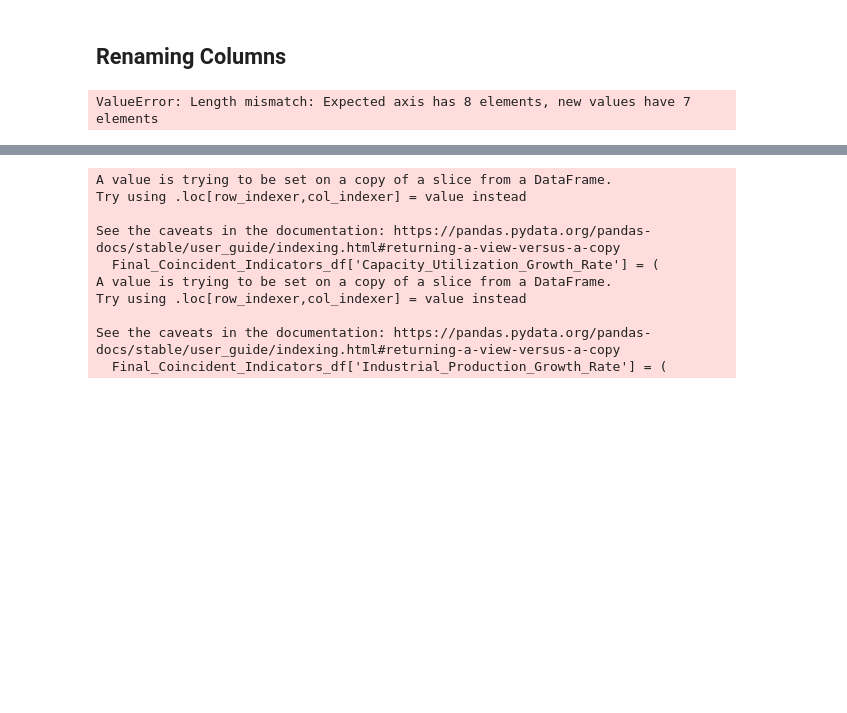
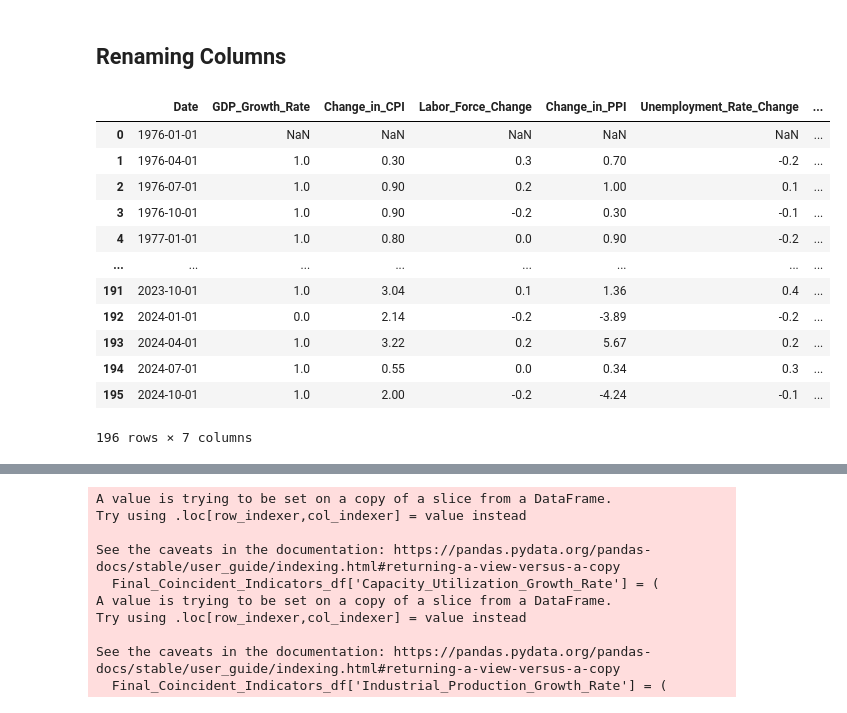
Before and after one commit to Makster04/FINAL_CAPSTONE_PROJECT, a Jupyter notebook: Notebook.ipynb, the cells around one changed output, grey strips where cells are left out. Saved outputs shown, nothing was run; the diff lists cells and outputs as text; code cells hidden in the pictures; blank space fills up the shorter version.

```diff
--- a/Notebook.ipynb
+++ b/Notebook.ipynb
@@ -212,32 +207,44 @@ Coincident_Indicators_df
 # %%
 # Remove duplicate columns
 Final_Lagging_Indicators_df = Lagging_Indicators_df.loc[:, ~Lagging_Indicators_df.columns.duplicated()].copy()
 
 # Rename columns
 Final_Lagging_Indicators_df.columns = [
     'Date',
     'GDP_Growth_Rate',
     'Change_in_CPI',
     'Labor_Force_Change',
     'Change_in_PPI',
     'Unemployment_Rate_Change',
     'Deficit_Percent_of_GDP'
 ]
 
 
 # Apply transformations
 Final_Lagging_Indicators_df['GDP_Growth_Rate'] = Final_Lagging_Indicators_df['GDP_Growth_Rate'].pct_change().round(2) * 100
 Final_Lagging_Indicators_df['Change_in_CPI'] = Final_Lagging_Indicators_df['Change_in_CPI'].diff().round(2)
 Final_Lagging_Indicators_df['Labor_Force_Change'] = Final_Lagging_Indicators_df['Labor_Force_Change'].diff().round(2)
 Final_Lagging_Indicators_df['Change_in_PPI'] = Final_Lagging_Indicators_df['Change_in_PPI'].diff().round(2)
 Final_Lagging_Indicators_df['Unemployment_Rate_Change'] = Final_Lagging_Indicators_df['Unemployment_Rate_Change'].diff().round(2)
 Final_Lagging_Indicators_df['Deficit_Percent_of_GDP'] = Final_Lagging_Indicators_df['Deficit_Percent_of_GDP']
 
 
 # Preview
-Final_Lagging_Indicators_df.head()
+Final_Lagging_Indicators_df
 # %% [output]
+|  | Date | GDP_Growth_Rate | Change_in_CPI | Labor_Force_Change | Change_in_PPI | Unemployment_Rate_Change | ... |
+| 0 | 1976-01-01 | NaN | NaN | NaN | NaN | NaN | ... |
+| 1 | 1976-04-01 | 1.0 | 0.30 | 0.3 | 0.70 | -0.2 | ... |
+| 2 | 1976-07-01 | 1.0 | 0.90 | 0.2 | 1.00 | 0.1 | ... |
+| 3 | 1976-10-01 | 1.0 | 0.90 | -0.2 | 0.30 | -0.1 | ... |
+| 4 | 1977-01-01 | 1.0 | 0.80 | 0.0 | 0.90 | -0.2 | ... |
+| ... | ... | ... | ... | ... | ... | ... | ... |
+| 191 | 2023-10-01 | 1.0 | 3.04 | 0.1 | 1.36 | 0.4 | ... |
+| 192 | 2024-01-01 | 0.0 | 2.14 | -0.2 | -3.89 | -0.2 | ... |
+| 193 | 2024-04-01 | 1.0 | 3.22 | 0.2 | 5.67 | 0.2 | ... |
+| 194 | 2024-07-01 | 1.0 | 0.55 | 0.0 | 0.34 | 0.3 | ... |
+| 195 | 2024-10-01 | 1.0 | 2.00 | -0.2 | -4.24 | -0.1 | ... |
-ValueError: Length mismatch: Expected axis has 8 elements, new values have 7 elements
+196 rows × 7 columns
 # %%
 print(Final_Lagging_Indicators_df.columns.tolist())
 print(len(Final_Lagging_Indicators_df.columns))
```
Also changed, not shown: parts of 7 cells of this notebook, 17 other files.
